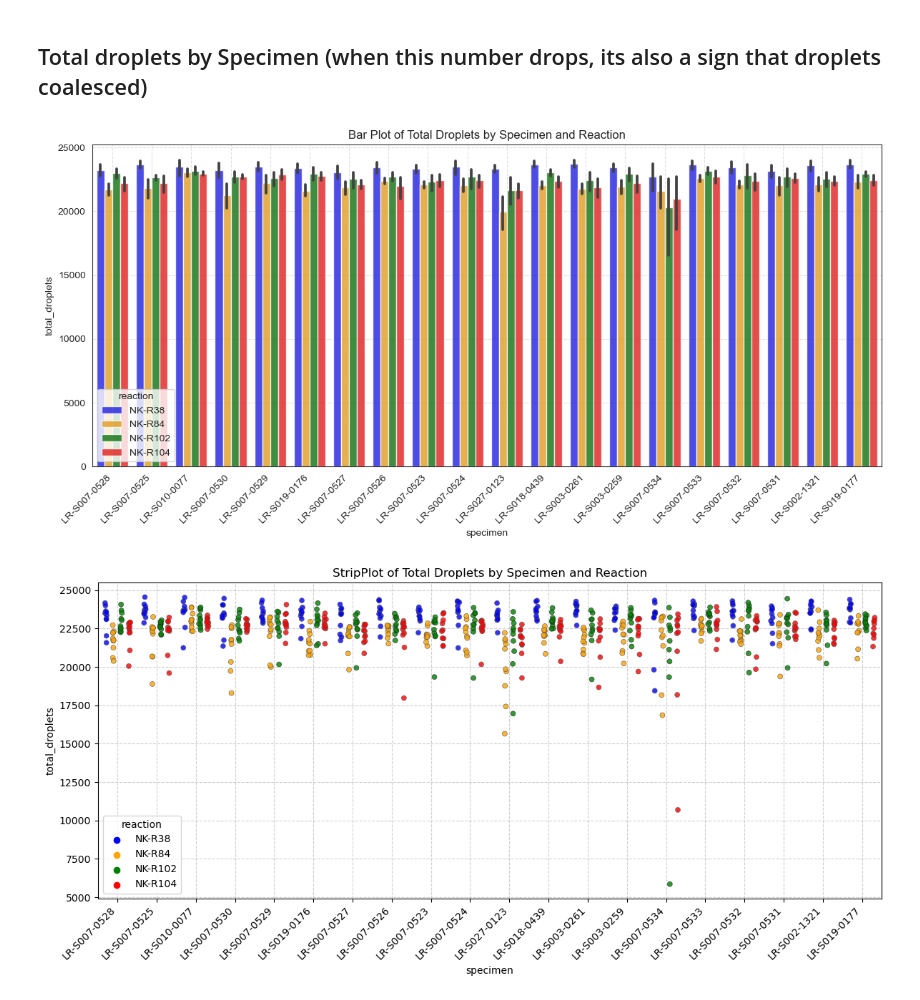
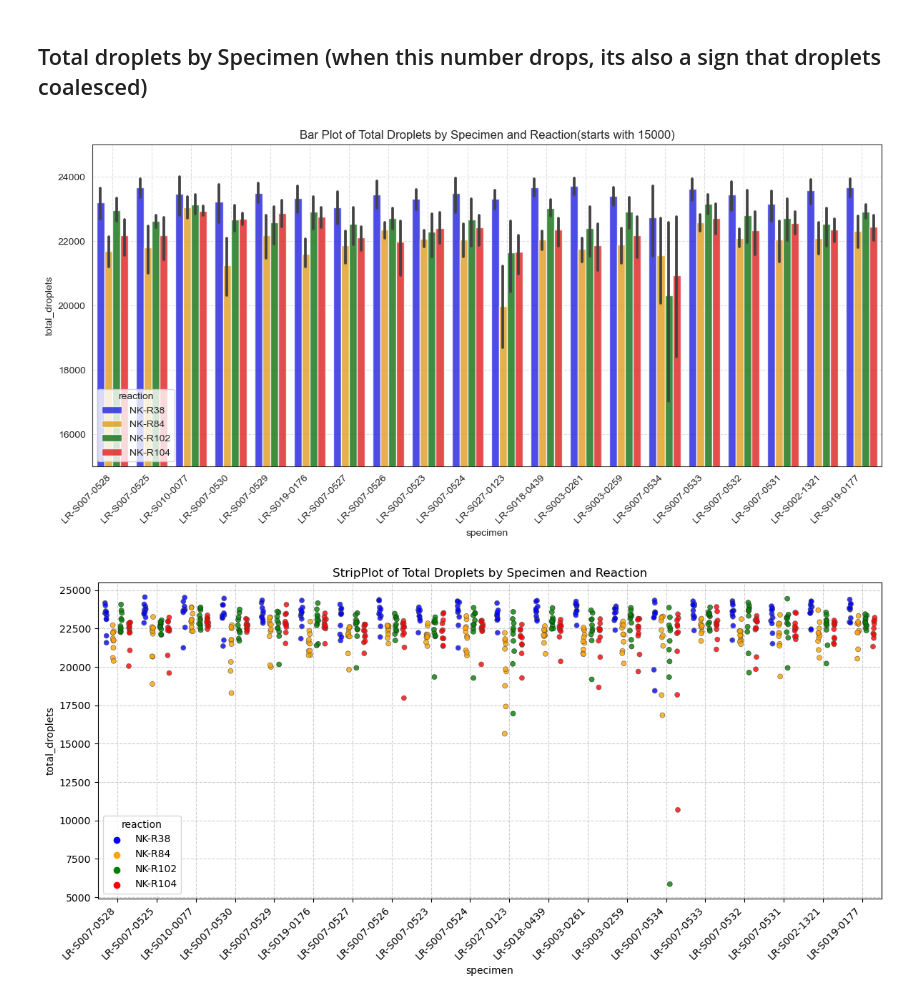
Before and after one commit to nicolejordann/Project_1, a Jupyter notebook: steve_visualization_V2.ipynb, the cells around one changed output. Saved outputs shown, nothing was run; the diff lists cells and outputs as text; code cells hidden in the pictures.

Commit message:
add Bar Plot of Total Droplets by Specimen and Reaction(starts with 15000)

```diff
--- a/steve_visualization_V2.ipynb
+++ b/steve_visualization_V2.ipynb
@@ -270,17 +270,19 @@ plt.show()
 # %%
 # Bar plot
 plt.figure(figsize=(12, 6))
 sns.barplot(x="specimen", y="total_droplets",
             hue="reaction", data=filtered_data, palette=palette, alpha=0.8)
 
 # Setting figure attributes
-plt.title('Bar Plot of Total Droplets by Specimen and Reaction')
+plt.title('Bar Plot of Total Droplets by Specimen and Reaction(starts with 15000)')
 plt.xticks(rotation=45, ha='right')  # Rotate the x-axis label
 plt.grid(True, linestyle='--', alpha=0.6)
+plt.ylim(15000, 25000)
 plt.tight_layout()  # Adjust chart layout
+plt.savefig("Bar Plot of Total Droplets by Specimen and Reaction(starts with 15000).png")
 plt.show()
 # %% [output]
-[figure, old version]
+[figure, new version]
 # %%
 # Strpplot
 plt.figure(figsize=(12, 6))
```
Also changed, not shown: 2 other files.
